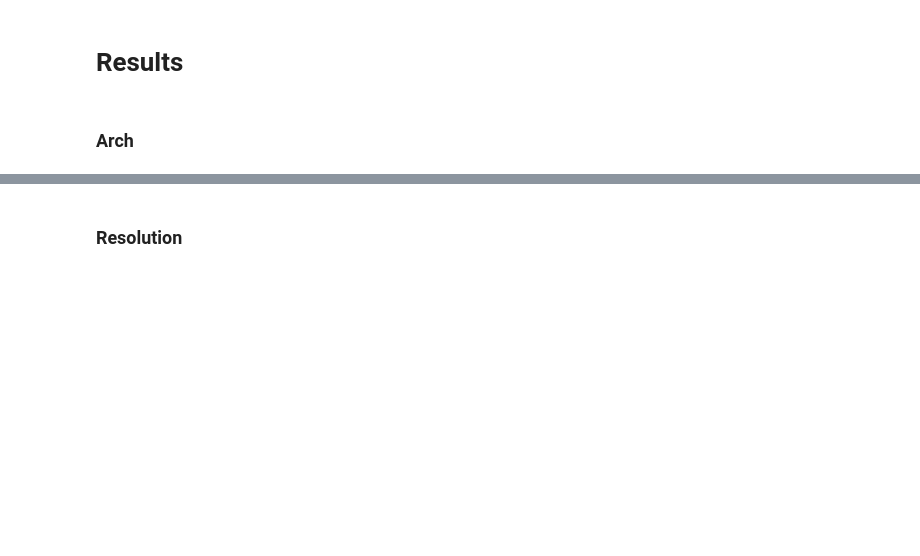
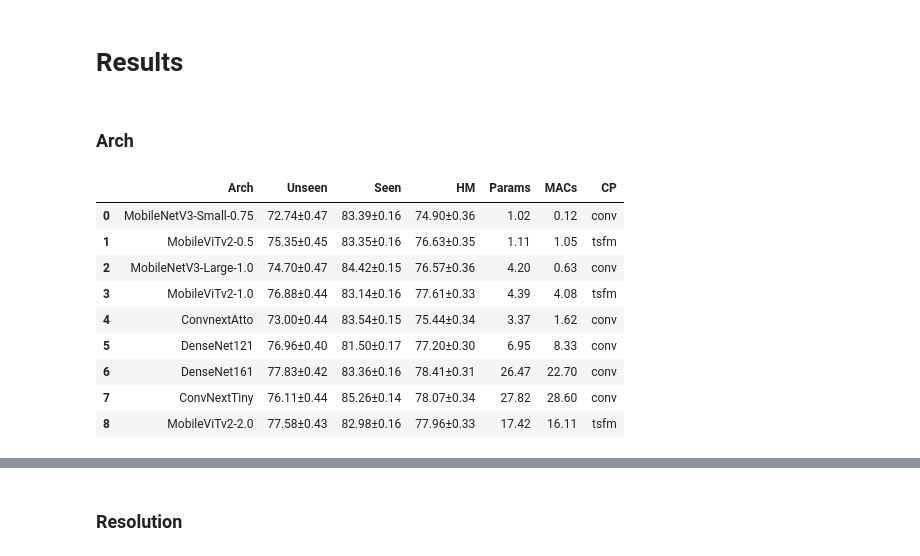
Before and after one commit to bereml/Meta-CXR-dev, a Jupyter notebook: notes/paper.ipynb, the cells around one changed output, grey strips where cells are left out. Saved outputs shown, nothing was run; the diff lists cells and outputs as text; code cells hidden in the pictures; blank space fills up the shorter version.

```diff
--- a/notes/paper.ipynb
+++ b/notes/paper.ipynb
@@ -61 +42,49 @@ makedirs(plots_dir, exist_ok=True)
+# %%
+def load_arch_df():
+    df = pd.read_csv(join(results_dir, 'arch_batch-size-48', 'exp_mtst.csv'))
+    df['Arch'] = df['run']
+    df['Unseen'] = df['unseen']
+    df['Seen'] = df['seen']
+    df['HM'] = df['hm']
+    df = df[['Arch', 'Unseen', 'Seen', 'HM']]
+    df = df.set_index('Arch')
+
+    df_params_macs = pd.DataFrame(
+        [
+            # Efficient
+            ('mobilenetv3-small-075',  1.02,  0.12, 'conv'),
+            ('mobilevitv2-050',        1.11,  1.05, 'tsfm'),
+            ('mobilenetv3-large-100',  4.20,  0.63, 'conv'),
+            ('mobilevitv2-100',        4.39,  4.08, 'tsfm'),
+            ('convnext-atto',          3.37,  1.62, 'conv'),
+            # Large
+            ('densenet121',           6.95,   8.33, 'conv'),
+            ('densenet161',           26.47, 22.70, 'conv'),
+            ('convnext-tiny',         27.82, 28.60, 'conv'),
+            ('mobilevitv2-200',       17.42, 16.11, 'tsfm'),
+        ],
+        columns=['Arch', 'Params', 'MACs', 'CP']
+    ).set_index('Arch')
+
+
+    df = pd.concat([df_params_macs, df], axis=1, join="inner")
+    df = df.reset_index()
+    df = df.replace(arch_name)
+    df = df[['Arch', 'Unseen', 'Seen', 'HM', 'Params', 'MACs', 'CP']]
+    return df
+
+
+arch_df = load_arch_df()
+arch_df
+# %% [output]
+|  | Arch | Unseen | Seen | HM | Params | MACs | CP |
+| 0 | MobileNetV3-Small-0.75 | 72.74±0.47 | 83.39±0.16 | 74.90±0.36 | 1.02 | 0.12 | conv |
+| 1 | MobileViTv2-0.5 | 75.35±0.45 | 83.35±0.16 | 76.63±0.35 | 1.11 | 1.05 | tsfm |
+| 2 | MobileNetV3-Large-1.0 | 74.70±0.47 | 84.42±0.15 | 76.57±0.36 | 4.20 | 0.63 | conv |
+| 3 | MobileViTv2-1.0 | 76.88±0.44 | 83.14±0.16 | 77.61±0.33 | 4.39 | 4.08 | tsfm |
+| 4 | ConvnextAtto | 73.00±0.44 | 83.54±0.15 | 75.44±0.34 | 3.37 | 1.62 | conv |
+| 5 | DenseNet121 | 76.96±0.40 | 81.50±0.17 | 77.20±0.30 | 6.95 | 8.33 | conv |
+| 6 | DenseNet161 | 77.83±0.42 | 83.36±0.16 | 78.41±0.31 | 26.47 | 22.70 | conv |
+| 7 | ConvNextTiny | 76.11±0.44 | 85.26±0.14 | 78.07±0.34 | 27.82 | 28.60 | conv |
+| 8 | MobileViTv2-2.0 | 77.58±0.43 | 82.98±0.16 | 77.96±0.33 | 17.42 | 16.11 | tsfm |
 # %%
```
Also changed, not shown: parts of 7 cells of this notebook, 2 other files.
